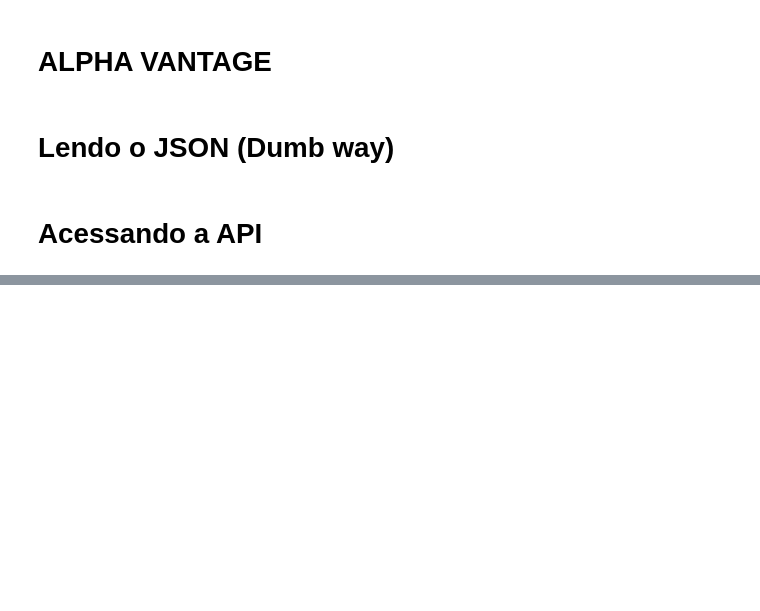
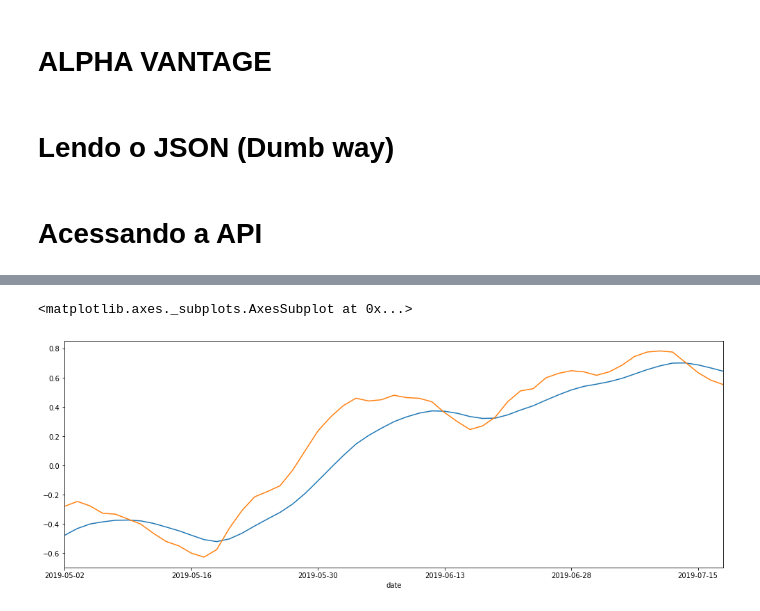
Before and after one commit to albertoivo/nossasrotas-finance, a Jupyter notebook: AlphaVantage.ipynb, the cells around one changed output, grey strips where cells are left out. Cells and saved outputs as stored; diff of their text form; code cells hidden in the pictures; blank space fills up the shorter version.

```diff
--- a/AlphaVantage.ipynb
+++ b/AlphaVantage.ipynb
@@ -60,0 +47,2 @@ rsi.describe()
+# %%
+macd, meta_macd = ti.get_macd('ITUB4.SA')
@@ -60,0 +67,6 @@ rsi.describe()
+# %%
+macd['MACD_Signal']['2019-05-01':].plot(figsize=(17,6))
+macd['MACD']['2019-05-01':].plot(figsize=(17,6))
+# %% [output]
+<matplotlib.axes._subplots.AxesSubplot at 0x...>
+[figure, added]
```
Also changed, not shown: parts of 7 cells of this notebook.
